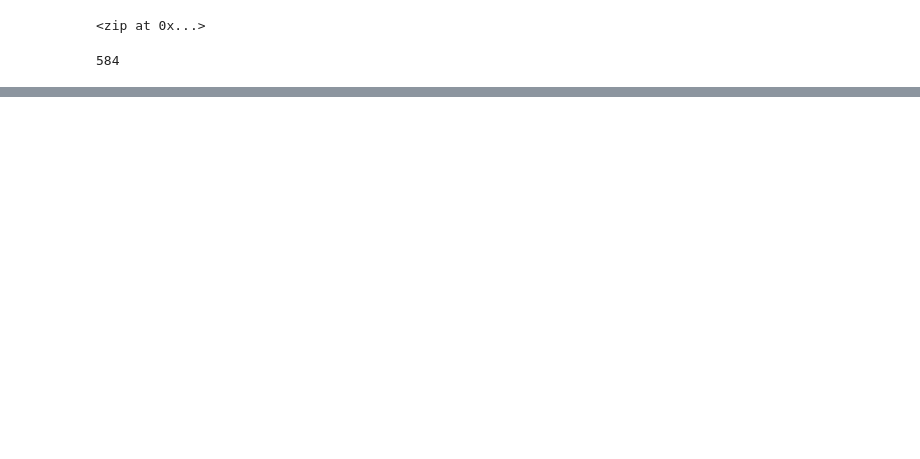
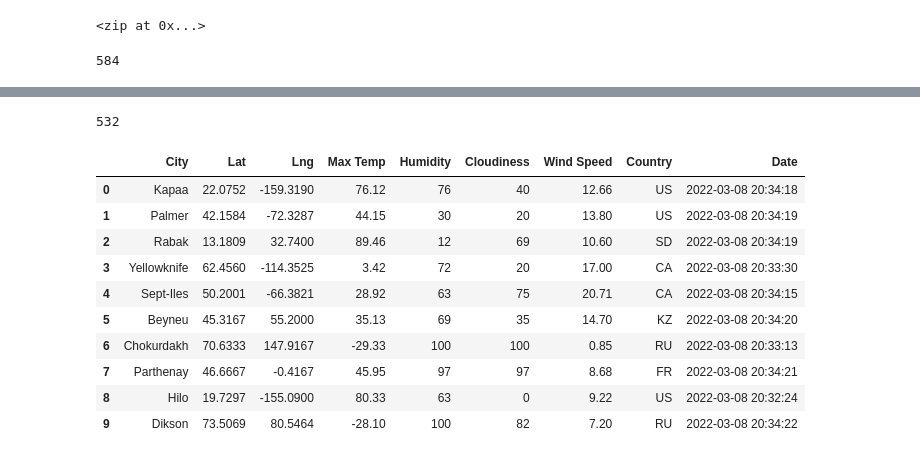
Before and after one commit to jenamis/world-weather-analysis, a Jupyter notebook: WeatherPy.ipynb, the cells around one changed output, grey strips where cells are left out. Drawn from its saved outputs; the diff is of its cells as text; code cells hidden in the pictures; blank space fills up the shorter version.

Commit message:
Updated gitignore and script, created weather data CSV

```diff
--- a/WeatherPy.ipynb
+++ b/WeatherPy.ipynb
@@ -35,0 +42,3 @@ len(cities)
+# %%
+# Starting URL for OpenWeatherMap API call
+url = "http://api.openweathermap.org/data/2.5/weather?units=Imperial&appid=" + weather_api_key
@@ -35,0 +136,21 @@ len(cities)
+# %%
+# Tally number of cities in city_data
+print(len(city_data))
+# %% [output]
+532
+# %%
+# Convert array of dictionaries to Pandas DF
+city_data_df = pd.DataFrame(city_data)
+city_data_df.head(10)
+# %% [output]
+|  | City | Lat | Lng | Max Temp | Humidity | Cloudiness | Wind Speed | Country | Date |
+| 0 | Kapaa | 22.0752 | -159.3190 | 76.12 | 76 | 40 | 12.66 | US | 2022-03-08 20:34:18 |
+| 1 | Palmer | 42.1584 | -72.3287 | 44.15 | 30 | 20 | 13.80 | US | 2022-03-08 20:34:19 |
+| 2 | Rabak | 13.1809 | 32.7400 | 89.46 | 12 | 69 | 10.60 | SD | 2022-03-08 20:34:19 |
+| 3 | Yellowknife | 62.4560 | -114.3525 | 3.42 | 72 | 20 | 17.00 | CA | 2022-03-08 20:33:30 |
+| 4 | Sept-Iles | 50.2001 | -66.3821 | 28.92 | 63 | 75 | 20.71 | CA | 2022-03-08 20:34:15 |
+| 5 | Beyneu | 45.3167 | 55.2000 | 35.13 | 69 | 35 | 14.70 | KZ | 2022-03-08 20:34:20 |
+| 6 | Chokurdakh | 70.6333 | 147.9167 | -29.33 | 100 | 100 | 0.85 | RU | 2022-03-08 20:33:13 |
+| 7 | Parthenay | 46.6667 | -0.4167 | 45.95 | 97 | 97 | 8.68 | FR | 2022-03-08 20:34:21 |
+| 8 | Hilo | 19.7297 | -155.0900 | 80.33 | 63 | 0 | 9.22 | US | 2022-03-08 20:32:24 |
+| 9 | Dikson | 73.5069 | 80.5464 | -28.10 | 100 | 82 | 7.20 | RU | 2022-03-08 20:34:22 |
```
Also changed, not shown: parts of 5 cells of this notebook, 2 other files.
